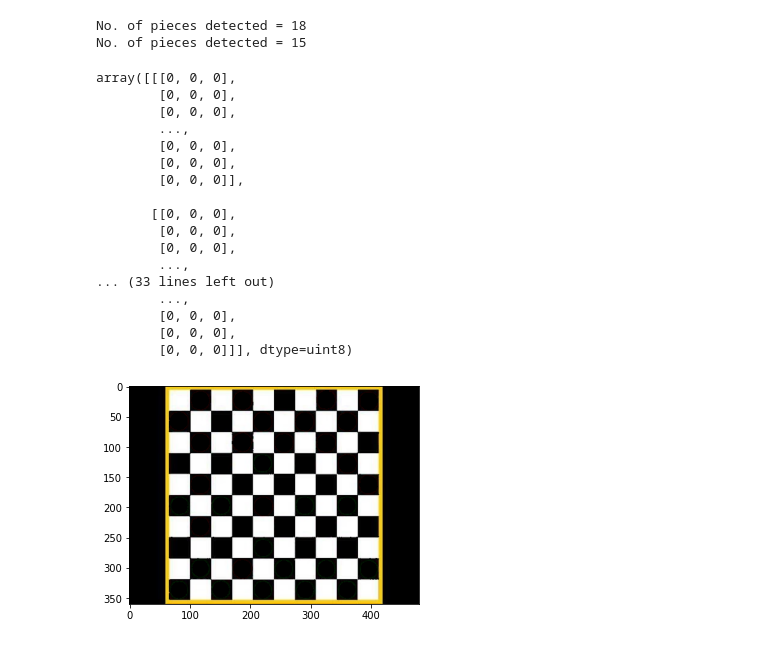
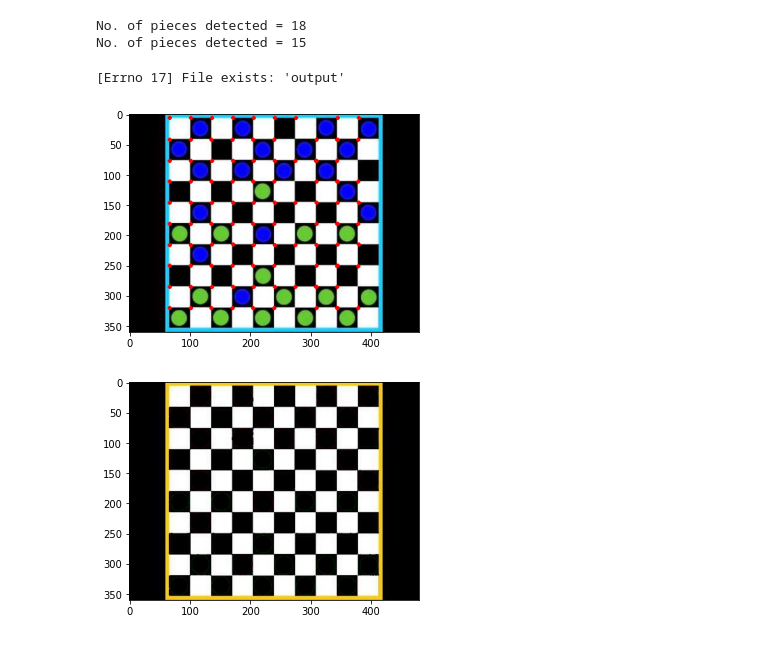
Before and after one commit to RafaelMRazeira/Bem_Aggro_Desafio, a Jupyter notebook: Exercicio 2/Processing_image.ipynb, the cells around one changed output. Saved outputs shown, nothing was run; the diff lists cells and outputs as text; code cells hidden in the pictures.

```diff
--- a/Exercicio 2/Processing_image.ipynb
+++ b/Exercicio 2/Processing_image.ipynb
@@ -102,14 +102,15 @@ class Processing_img:
         for c in new_contours:
             image = cv2.circle(img, (c[0], c[1]), radius, color, thickness)
 
-#         try:
-#             os.mkdir('output')
-#         except OSError as error:
-#             print(error)
+        try:
+            os.mkdir('output')
+        except OSError as error:
+            print(error)
 
-        savepd.DataFrame(new_contours).to_csv('output/rectangle_results.csv')
+        save_csv = pd.DataFrame(new_contours).to_csv('output/rectangle_results.csv')
 
-#         plt.imshow(image)
+        plt.imshow(image)
+
         return image
 
     def extract_only_checkerboard(self,path_img):
@@ -136,6 +137,8 @@ class Processing_img:
         img[mask_green > 0] = 0
 
         plt.imshow(img)
+
+        return img
 # %%
 processing_img = Processing_img()
 
@@ -151,23 +154,8 @@ processing_img.count_pieces(img_path,dot_colors)
 No. of pieces detected = 18
 No. of pieces detected = 15
 # %%
-processing_img.search_all_rectangles(img_path)
+image = processing_img.search_all_rectangles(img_path)
 # %% [output]
-array([[[0, 0, 0],
-        [0, 0, 0],
-        [0, 0, 0],
-        ...,
-        [0, 0, 0],
-        [0, 0, 0],
-        [0, 0, 0]],
-
-       [[0, 0, 0],
-        [0, 0, 0],
-        [0, 0, 0],
-        ...,
-... (33 lines left out)
-        ...,
-        [0, 0, 0],
-        [0, 0, 0],
-        [0, 0, 0]]], dtype=uint8)
+[Errno 17] File exists: 'output'
+[figure, added]
 # %%
```
Also changed, not shown: parts of 1 cell of this notebook.
